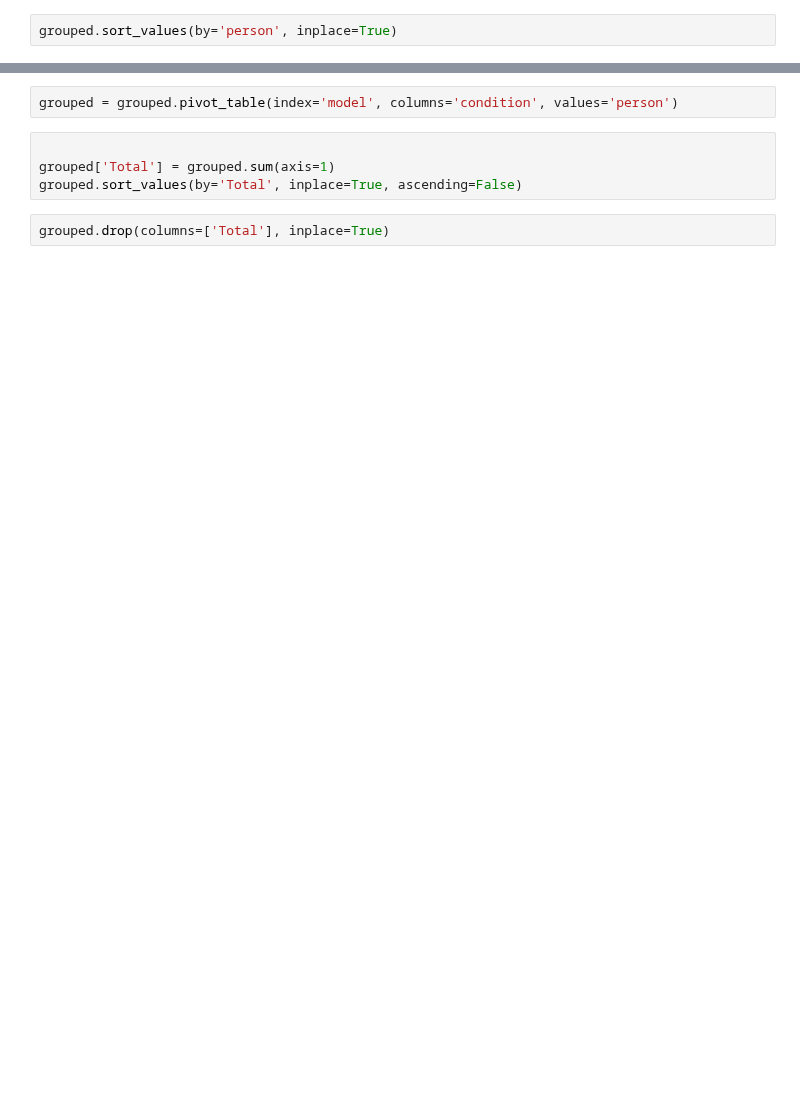
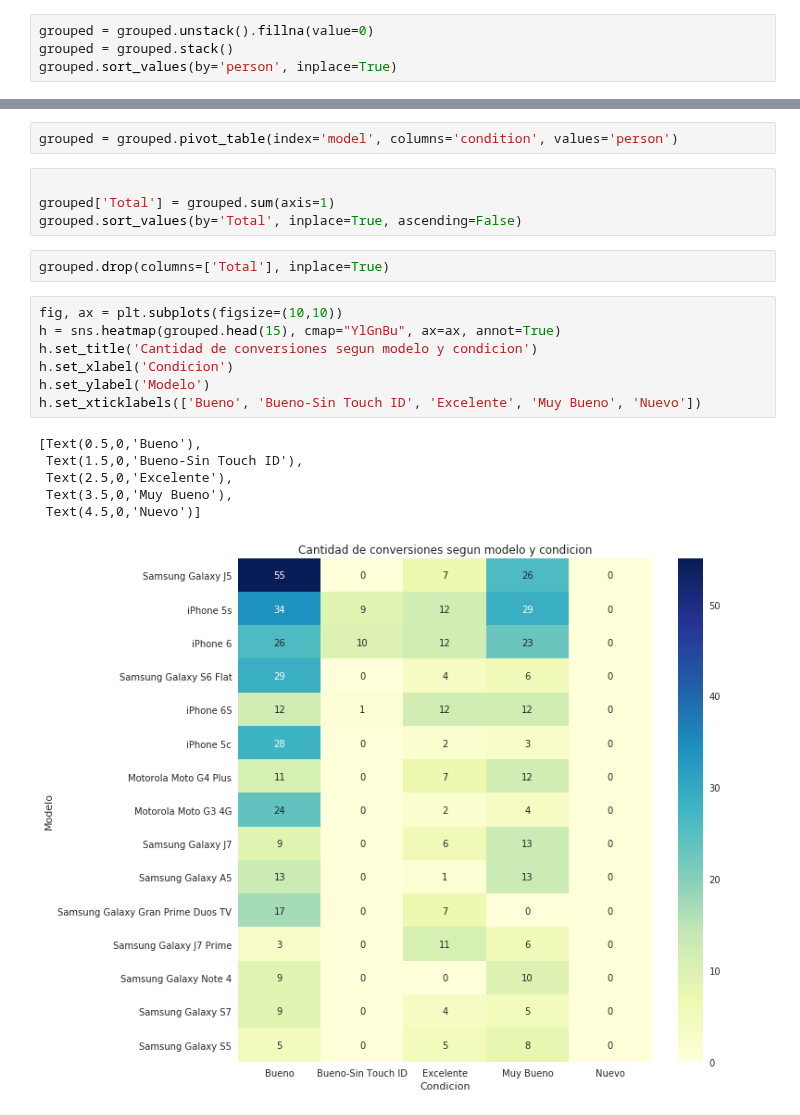
Before and after one commit to gabyrobles93/7506-TP1-Trocafone, a Jupyter notebook: analisis_dispositivo_segun_condicion.ipynb, the cells around one changed output, grey strips where cells are left out. Drawn from its saved outputs; the diff is of its cells as text; blank space fills up the shorter version.

```diff
--- a/analisis_dispositivo_segun_condicion.ipynb
+++ b/analisis_dispositivo_segun_condicion.ipynb
@@ -43,4 +43,6 @@ Text(0.5,1,'Cantidad de conversiones segun condicion')
 events_short = events.loc[events['event'] == 'conversion']
 grouped = events_short.groupby(['model','condition']).agg({'person':'count'})
 # %%
+grouped = grouped.unstack().fillna(value=0)
+grouped = grouped.stack()
 grouped.sort_values(by='person', inplace=True)
@@ -52,3 +59,17 @@ grouped['Total'] = grouped.sum(axis=1)
 grouped.sort_values(by='Total', inplace=True, ascending=False)
 # %%
 grouped.drop(columns=['Total'], inplace=True)
+# %%
+fig, ax = plt.subplots(figsize=(10,10))
+h = sns.heatmap(grouped.head(15), cmap="YlGnBu", ax=ax, annot=True)
+h.set_title('Cantidad de conversiones segun modelo y condicion')
+h.set_xlabel('Condicion')
+h.set_ylabel('Modelo')
+h.set_xticklabels(['Bueno', 'Bueno-Sin Touch ID', 'Excelente', 'Muy Bueno', 'Nuevo'])
+# %% [output]
+[Text(0.5,0,'Bueno'),
+ Text(1.5,0,'Bueno-Sin Touch ID'),
+ Text(2.5,0,'Excelente'),
+ Text(3.5,0,'Muy Bueno'),
+ Text(4.5,0,'Nuevo')]
+[figure, added]
```
Also changed, not shown: parts of 8 cells of this notebook, 1 other file.
